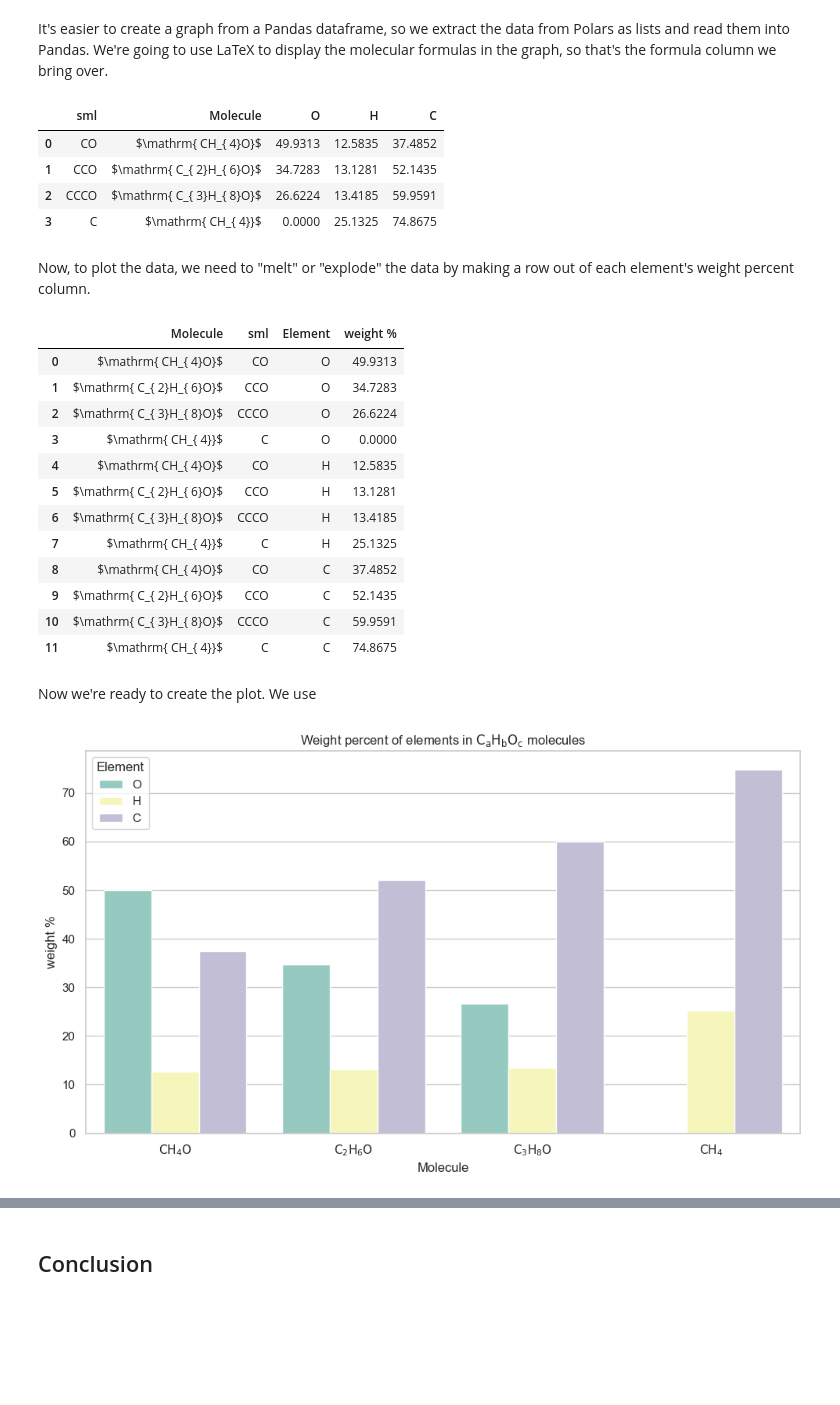
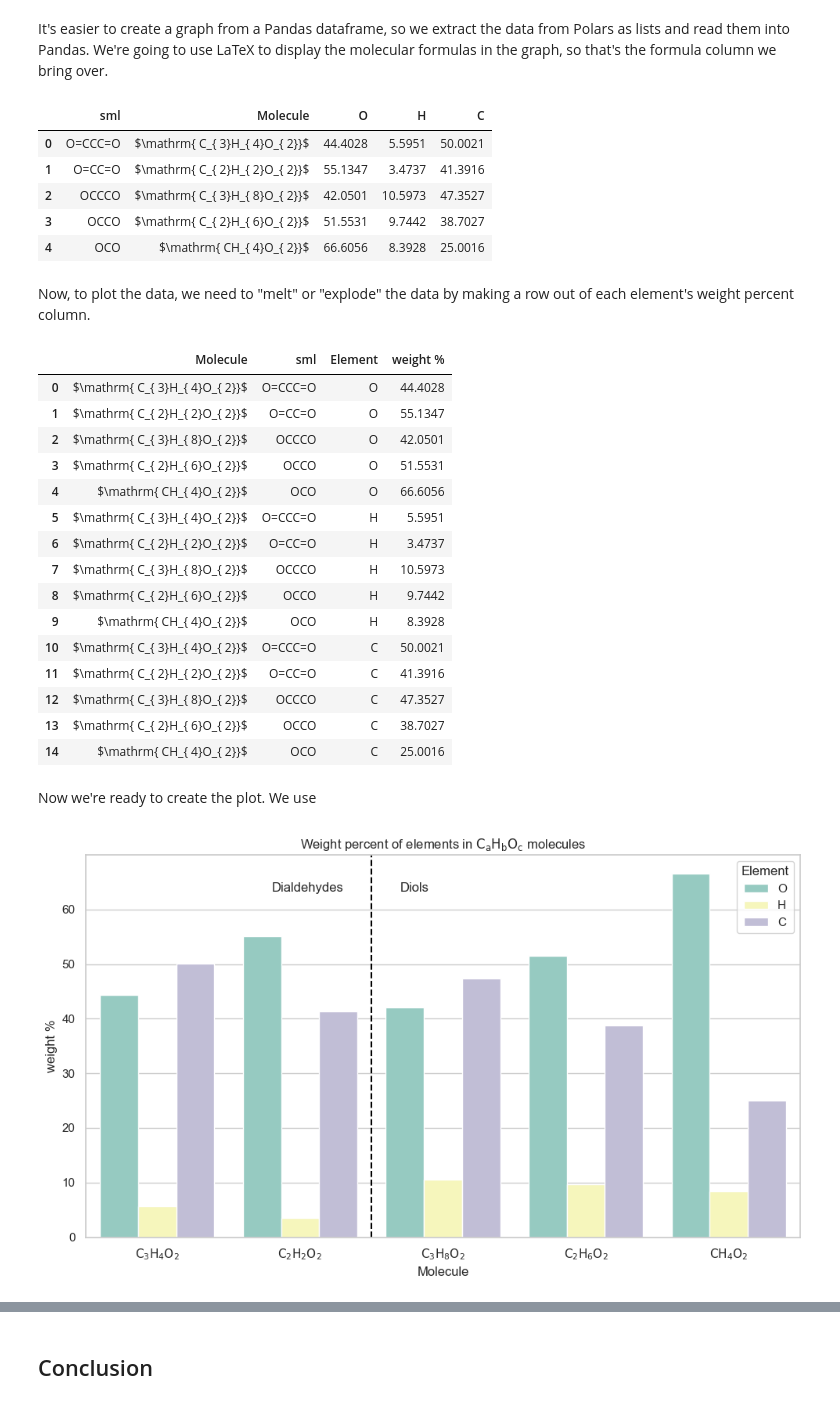
Before and after one commit to bertiewooster/bertiewooster.github.io, a Jupyter notebook: _notebooks/2023-10-28-Display-Molecular-Formulas.ipynb, the cells around one changed output, grey strips where cells are left out. Drawn from its saved outputs; the diff is of its cells as text; code cells hidden in the pictures; blank space fills up the shorter version.

Commit message:
Add MolsMatrixToGridImage and legends with molecular formulas

```diff
--- a/_notebooks/2023-10-28-Display-Molecular-Formulas.ipynb
+++ b/_notebooks/2023-10-28-Display-Molecular-Formulas.ipynb
@@ -208,0 +222,15 @@ def markdown_formula(latex: str) -> str:
+# %%
+smlsMatrix = [["O=CCC=O", "O=CC=O"], ["OCCCO", "OCCO", "OCO"]]
+molsMatrix = [[Chem.AddHs(Chem.MolFromSmiles(sml)) for sml in series] for series in smlsMatrix]
+legendsMatrix = [[mol_to_formatted_formula(mol)["markdown"] for mol in series] for series in molsMatrix]
+try:
+    dwg = MolsMatrixToGridImage(molsMatrix, legendsMatrix=legendsMatrix)
+except AttributeError:
+    print(f"MolsMatrixToGridImage not available in RDKit {rdkit.__version__}; falling back to MolsToGridImage.")
+    smls_one_dim = ["O=CCC=O", "O=CC=O", "", "OCCCO", "OCCO", "OCO"]
+    mols_one_dim = [Chem.MolFromSmiles(sml) for sml in smls_one_dim]
+    legends_one_dim = [mol_to_formatted_formula(mol)["markdown"] for mol in mols_one_dim]
+    dwg = MolsToGridImage(mols_one_dim, legends=legends_one_dim)
+else:
+    print(f"MolsMatrixToGridImage available in RDKit {rdkit.__version__} and used to produce this image.")
+dwg
@@ -244,12 +271,9 @@ smls = ["CO", "CCO", "CCCO", "C"]
 # %% [markdown]
 We'll build a Polars dataframe with the SMILES, `elemental_analysis_mol`, and formulas.
 # %%
-df = df = pl.DataFrame({"sml": smls})
-df = df.with_columns(
-    [
-        pl.col("sml").map_elements(lambda sml: Chem.AddHs(Chem.MolFromSmiles(sml))).alias("mol"),
-    ]
-)
+smls = [sml for series in smlsMatrix for sml in series]
+mols = [mol for series in molsMatrix for mol in series]
+df = pl.DataFrame({"sml": smls, "mol": mols})
 df = df.with_columns(
     [
         pl.col("mol").map_elements(lambda mol: elemental_analysis_mol(mol)).alias("elemental_analysis_mol"),
@@ -261,3 +285,4 @@ df = df.with_columns(
         pl.col("elemental_analysis_mol").map_elements(lambda x: markdown_formula(x.formula_latex)).alias("formula_latex"),
     ]
 )
+df
@@ -334,10 +370,11 @@ df_pandas_all = pd.DataFrame({
 df_pandas_all
 # %% [output]
 |  | sml | Molecule | O | H | C |
-| 0 | CO | $\mathrm{ CH_{ 4}O}$ | 49.9313 | 12.5835 | 37.4852 |
-| 1 | CCO | $\mathrm{ C_{ 2}H_{ 6}O}$ | 34.7283 | 13.1281 | 52.1435 |
-| 2 | CCCO | $\mathrm{ C_{ 3}H_{ 8}O}$ | 26.6224 | 13.4185 | 59.9591 |
-| 3 | C | $\mathrm{ CH_{ 4}}$ | 0.0000 | 25.1325 | 74.8675 |
+| 0 | O=CCC=O | $\mathrm{ C_{ 3}H_{ 4}O_{ 2}}$ | 44.4028 | 5.5951 | 50.0021 |
+| 1 | O=CC=O | $\mathrm{ C_{ 2}H_{ 2}O_{ 2}}$ | 55.1347 | 3.4737 | 41.3916 |
+| 2 | OCCCO | $\mathrm{ C_{ 3}H_{ 8}O_{ 2}}$ | 42.0501 | 10.5973 | 47.3527 |
+| 3 | OCCO | $\mathrm{ C_{ 2}H_{ 6}O_{ 2}}$ | 51.5531 | 9.7442 | 38.7027 |
+| 4 | OCO | $\mathrm{ CH_{ 4}O_{ 2}}$ | 66.6056 | 8.3928 | 25.0016 |
 # %% [markdown]
 Now, to plot the data, we need to "melt" or "explode" the data by making a row out of each element's weight percent column.
 # %%
@@ -346,38 +383,52 @@ df_melted = df_pandas_all.melt(id_vars=['Molecule', 'sml'], var_name='Element',
 df_melted
 # %% [output]
 |  | Molecule | sml | Element | weight % |
-| 0 | $\mathrm{ CH_{ 4}O}$ | CO | O | 49.9313 |
-| 1 | $\mathrm{ C_{ 2}H_{ 6}O}$ | CCO | O | 34.7283 |
-| 2 | $\mathrm{ C_{ 3}H_{ 8}O}$ | CCCO | O | 26.6224 |
-| 3 | $\mathrm{ CH_{ 4}}$ | C | O | 0.0000 |
-| 4 | $\mathrm{ CH_{ 4}O}$ | CO | H | 12.5835 |
-| 5 | $\mathrm{ C_{ 2}H_{ 6}O}$ | CCO | H | 13.1281 |
-| 6 | $\mathrm{ C_{ 3}H_{ 8}O}$ | CCCO | H | 13.4185 |
-| 7 | $\mathrm{ CH_{ 4}}$ | C | H | 25.1325 |
-| 8 | $\mathrm{ CH_{ 4}O}$ | CO | C | 37.4852 |
-| 9 | $\mathrm{ C_{ 2}H_{ 6}O}$ | CCO | C | 52.1435 |
-| 10 | $\mathrm{ C_{ 3}H_{ 8}O}$ | CCCO | C | 59.9591 |
-| 11 | $\mathrm{ CH_{ 4}}$ | C | C | 74.8675 |
+| 0 | $\mathrm{ C_{ 3}H_{ 4}O_{ 2}}$ | O=CCC=O | O | 44.4028 |
+| 1 | $\mathrm{ C_{ 2}H_{ 2}O_{ 2}}$ | O=CC=O | O | 55.1347 |
+| 2 | $\mathrm{ C_{ 3}H_{ 8}O_{ 2}}$ | OCCCO | O | 42.0501 |
+| 3 | $\mathrm{ C_{ 2}H_{ 6}O_{ 2}}$ | OCCO | O | 51.5531 |
+| 4 | $\mathrm{ CH_{ 4}O_{ 2}}$ | OCO | O | 66.6056 |
+| 5 | $\mathrm{ C_{ 3}H_{ 4}O_{ 2}}$ | O=CCC=O | H | 5.5951 |
+| 6 | $\mathrm{ C_{ 2}H_{ 2}O_{ 2}}$ | O=CC=O | H | 3.4737 |
+| 7 | $\mathrm{ C_{ 3}H_{ 8}O_{ 2}}$ | OCCCO | H | 10.5973 |
+| 8 | $\mathrm{ C_{ 2}H_{ 6}O_{ 2}}$ | OCCO | H | 9.7442 |
+| 9 | $\mathrm{ CH_{ 4}O_{ 2}}$ | OCO | H | 8.3928 |
+| 10 | $\mathrm{ C_{ 3}H_{ 4}O_{ 2}}$ | O=CCC=O | C | 50.0021 |
+| 11 | $\mathrm{ C_{ 2}H_{ 2}O_{ 2}}$ | O=CC=O | C | 41.3916 |
+| 12 | $\mathrm{ C_{ 3}H_{ 8}O_{ 2}}$ | OCCCO | C | 47.3527 |
+| 13 | $\mathrm{ C_{ 2}H_{ 6}O_{ 2}}$ | OCCO | C | 38.7027 |
+| 14 | $\mathrm{ CH_{ 4}O_{ 2}}$ | OCO | C | 25.0016 |
 # %% [markdown]
 Now we're ready to create the plot. We use
 # %%
 # Create the column plot
 sns.set(style="whitegrid")
 plt.figure(figsize=(10, 6))
 
 # Use hue to group by elements (O, H, C)
 sns.barplot(x="Molecule", y="weight %", hue="Element", data=df_melted, palette="Set3")
 
 # Use LaTeX to include a formula in the plot title
 class_of_molecules = "$\mathrm{ C_{ a}H_{ b}O_{ c}}$"
 plt.title("Weight percent of elements in " + class_of_molecules + " molecules")
 
 # xticks gets the x values from the Molecule column, which are LaTeX strings of the molecular formulas
 plt.xticks()
 
+# Add a dashed vertical line between the second and third items
+plt.axvline(x=1.5, color='black', linestyle='--')
+
+# Calculate the y-coordinate for the labels 5% below the maximum value
+y_max = df_melted['weight %'].max()
+label_y_pos = 0.95 * y_max
+
+# Add labels to the left and right of the dashed vertical line
+plt.text(0.8, label_y_pos, "Dialdehydes", fontsize=12)
+plt.text(1.7, label_y_pos, "Diols", fontsize=12)
+
 plt.legend(title="Element")
 plt.tight_layout()
 plt.show()
 # %% [output]
-[figure, old version]
+[figure, new version]
 # %% [markdown]
```
Also changed, not shown: parts of 12 cells of this notebook.
